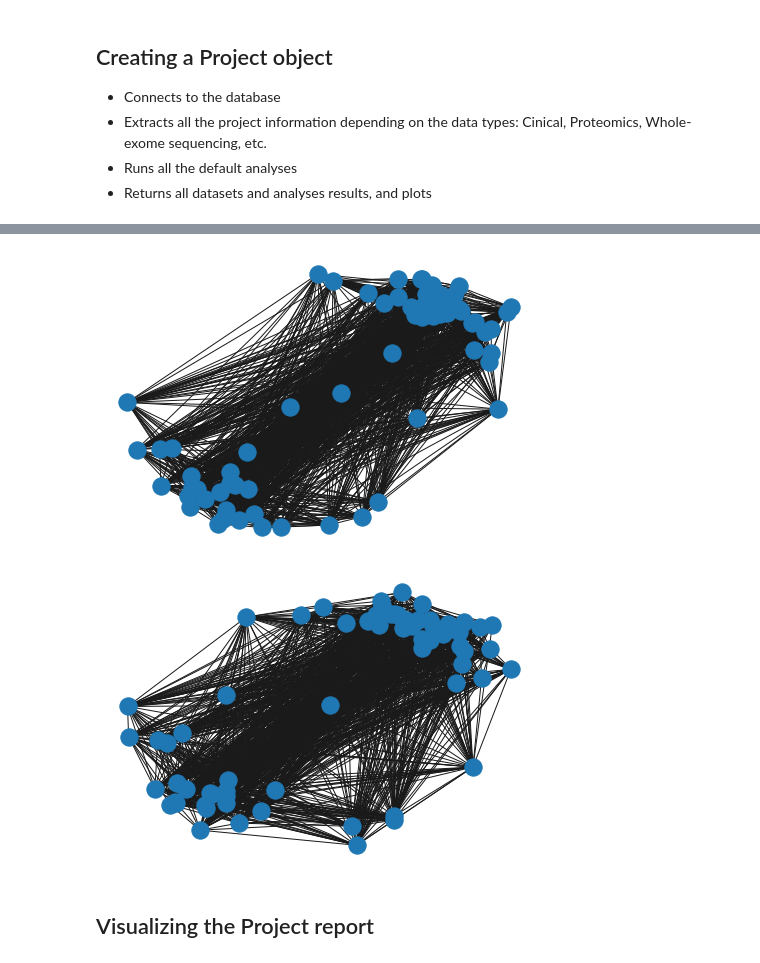
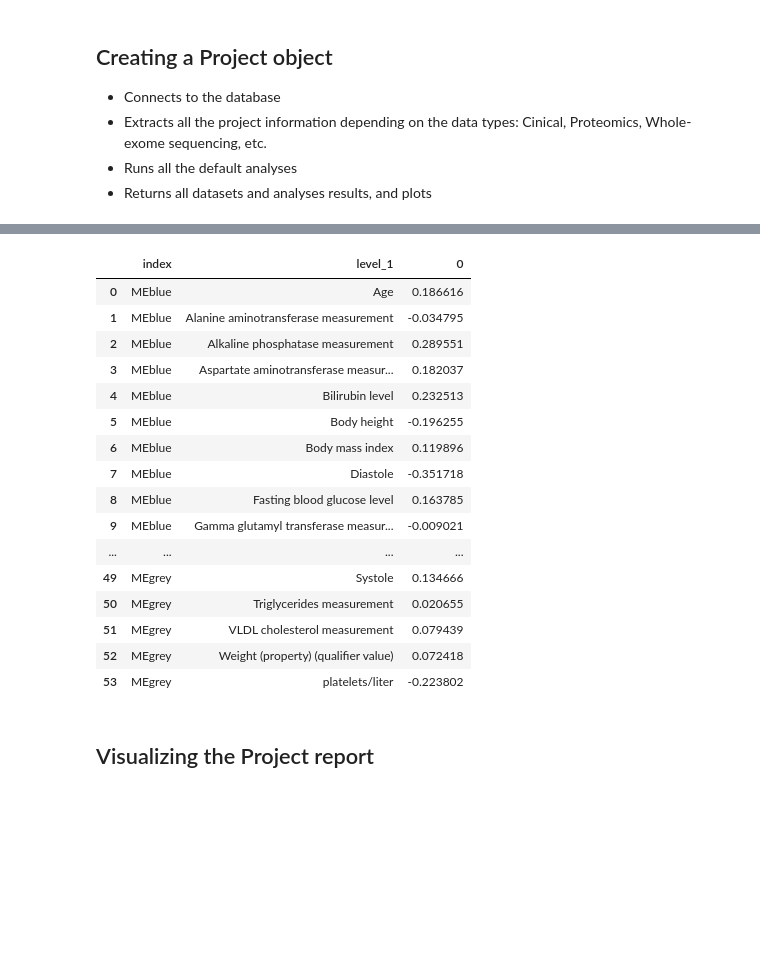
Before and after one commit to MannLabs/CKG, a Jupyter notebook: notebooks/reporting/project_reporting.ipynb, the cells around one changed output, grey strips where cells are left out. Saved outputs shown, nothing was run; the diff lists cells and outputs as text; code cells hidden in the pictures; blank space fills up the shorter version.

```diff
--- a/notebooks/reporting/project_reporting.ipynb
+++ b/notebooks/reporting/project_reporting.ipynb
@@ -77,5 +50,23 @@ ValueError: DataFrame index must be unique for orient='index'.
 # %%
-p.datasets['multiomics'].data
+p.datasets['multiomics'].data['wgcna_wgcna']['wgcna-proteomics']['module_trait_cor'].set_index('index').stack().reset_index()
+# %% [output]
+|  | index | level_1 | 0 |
+| 0 | MEblue | Age | 0.186616 |
+| 1 | MEblue | Alanine aminotransferase measurement | -0.034795 |
+| 2 | MEblue | Alkaline phosphatase measurement | 0.289551 |
+| 3 | MEblue | Aspartate aminotransferase measur... | 0.182037 |
+| 4 | MEblue | Bilirubin level | 0.232513 |
+| 5 | MEblue | Body height | -0.196255 |
+| 6 | MEblue | Body mass index | 0.119896 |
+| 7 | MEblue | Diastole | -0.351718 |
+| 8 | MEblue | Fasting blood glucose level | 0.163785 |
+| 9 | MEblue | Gamma glutamyl transferase measur... | -0.009021 |
+| ... | ... | ... | ... |
+| 49 | MEgrey | Systole | 0.134666 |
+| 50 | MEgrey | Triglycerides measurement | 0.020655 |
+| 51 | MEgrey | VLDL cholesterol measurement | 0.079439 |
+| 52 | MEgrey | Weight (property) (qualifier value) | 0.072418 |
+| 53 | MEgrey | platelets/liter | -0.223802 |
 # %%
 import pandas as pd
 import networkx as nx
@@ -86,12 +79,8 @@ ckn.generate_knowledge_graph()
 # %%
 nx.draw(pkn.graph)
-# %% [output]
-[figure, removed]
 # %%
 
 nx.draw(nx.compose(pkn.graph,ckn.graph))
-# %% [output]
-[figure, removed]
 # %% [markdown]
 ## Visualizing the Project report
 # %%
```
Also changed, not shown: parts of 3 cells of this notebook, 6 other files.
